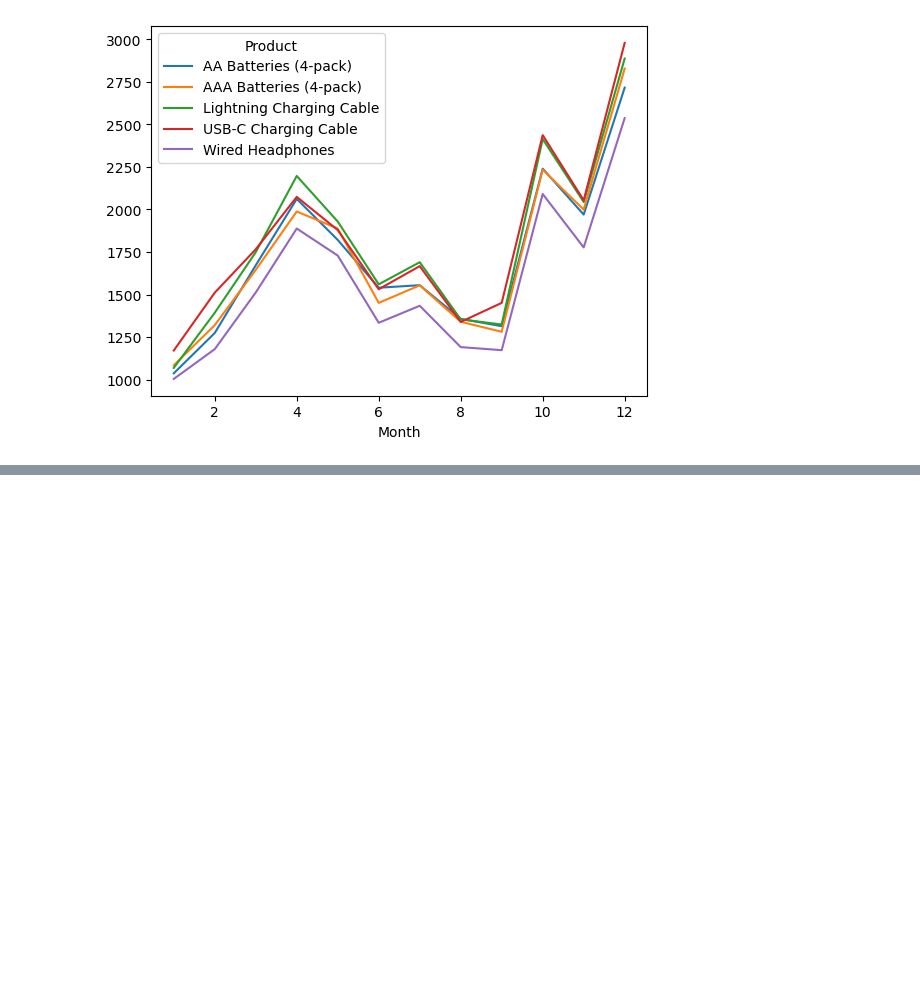
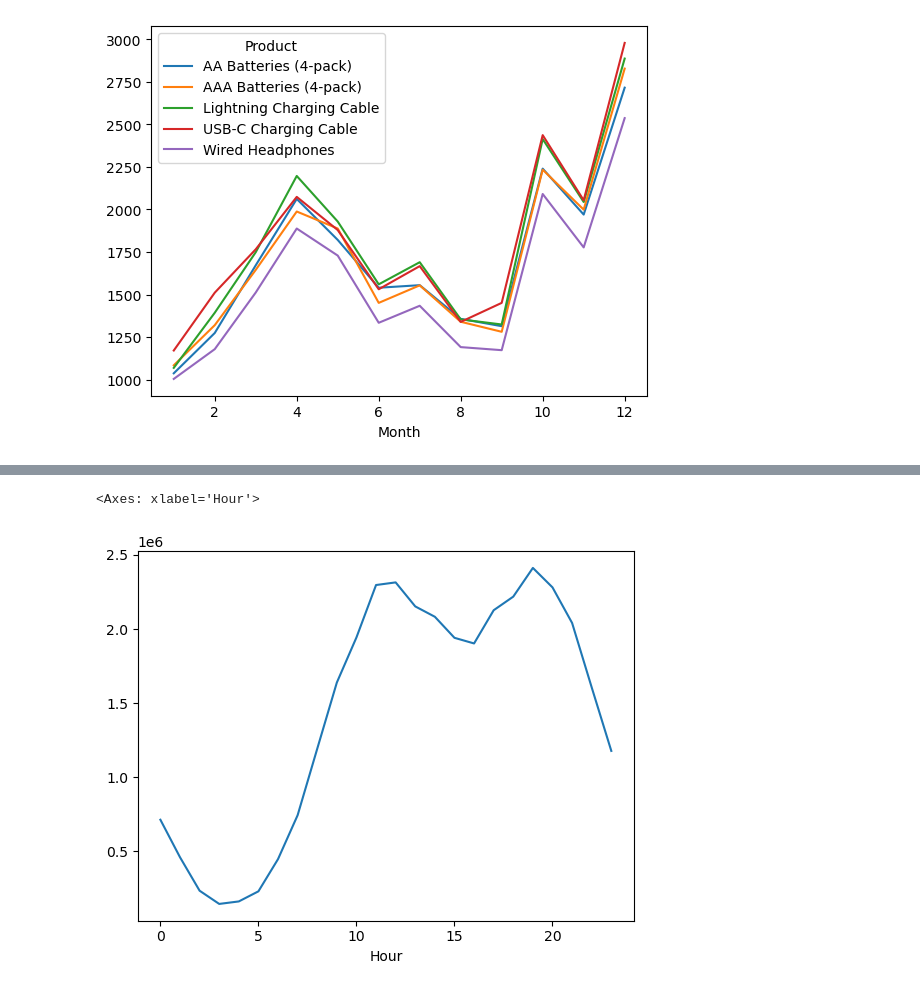
Before and after one commit to ThonteShila/DataAnalytics_Projects, a Jupyter notebook: Sales Data Analytics/Sales_data.ipynb, the cells around one changed output, grey strips where cells are left out. Drawn from its saved outputs; the diff is of its cells as text; code cells hidden in the pictures; blank space fills up the shorter version.

```diff
--- a/Sales Data Analytics/Sales_data.ipynb
+++ b/Sales Data Analytics/Sales_data.ipynb
@@ -393,0 +443,2 @@ pivot.plot()
+# %%
+df["Hour"]=pd.to_datetime(df["Order Date"]).dt.hour
@@ -393,0 +461,5 @@ pivot.plot()
+# %%
+df.groupby("Hour")["sales"].sum().plot()
+# %% [output]
+<Axes: xlabel='Hour'>
+[figure, added]
```
Also changed, not shown: parts of 18 cells of this notebook, 1 other file.
